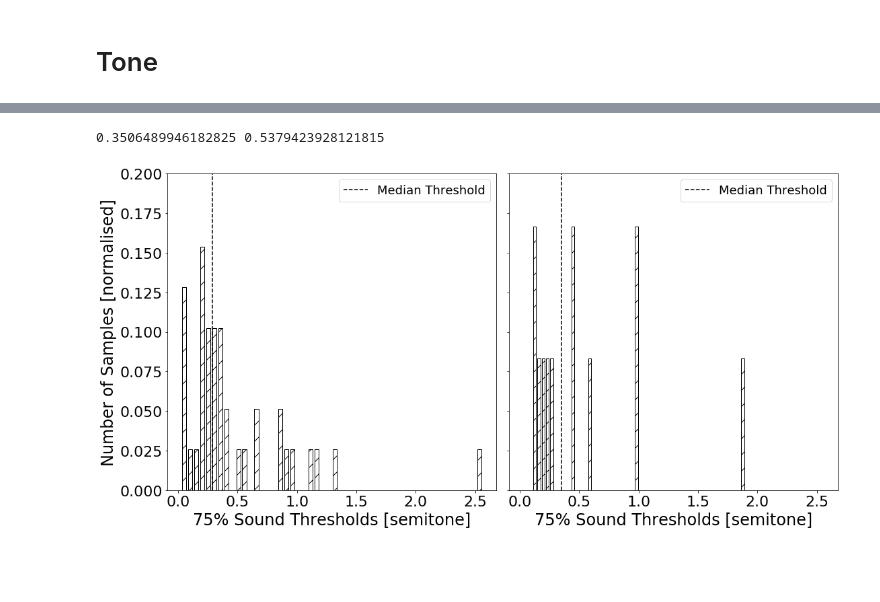
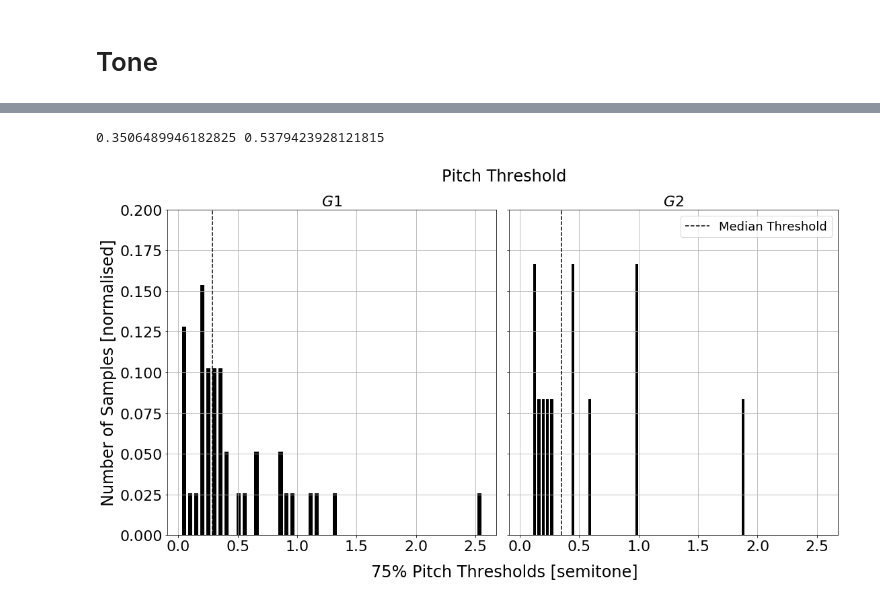
Before and after one commit to yassiezar/tba_audio_interface_paper, a Jupyter notebook: data_proc/characterisation.ipynb, the cells around one changed output, grey strips where cells are left out. Drawn from its saved outputs; the diff is of its cells as text; code cells hidden in the pictures; blank space fills up the shorter version.

```diff
--- a/data_proc/characterisation.ipynb
+++ b/data_proc/characterisation.ipynb
@@ -271,14 +281,16 @@ hist, bins = np.histogram(thresholds, bins=50)
 width = 0.7 * (bins[1] - bins[0])
 centre = (bins[:-1] + bins[1:]) / 2
 
-ax[0].bar(centre, [i / sum(hist) for i in hist], align='center', width=width, fill=False, hatch='/')
+ax[0].bar(centre, [i / sum(hist) for i in hist], align='center', width=width, color='k')
 ax[0].plot([med, med], [0, 0.3], 'k--', label='Median Threshold')
-ax[0].legend(fontsize=18)
-ax[0].set_xlabel('75% Sound Thresholds [semitone]', fontsize=24)
+#ax[0].legend(fontsize=18)
+#ax[0].set_xlabel('75% Sound Thresholds [semitone]', fontsize=24)
 ax[0].set_ylabel('Number of Samples [normalised]', fontsize=24)
 ax[0].tick_params(axis='both', which='major', labelsize=22)
 #plt.xlim([0, 2.6])
 ax[0].set_ylim([0, 0.3])
+ax[0].grid()
+ax[0].set_title(r'$G1$', fontsize=22)
 
 # Generate cdf
 correct = {}
@@ -308,33 +320,38 @@ for code in correct.keys():
         centre = (bins[:-1] + bins[1:]) / 2
         #print(np.cumsum(hist/np.sum(hist)))
         mu, sigma = sp.optimize.curve_fit(sp.stats.foldnorm.cdf, centre, np.cumsum(hist/np.sum(hist)), p0=[1, -1])[0]
         p25 = sp.stats.foldnorm.ppf(0.25, mu, sigma)
         #print(mu, sigma, p25)
         thresholds.append(np.abs(p25))
 
         width = 0.7 * (bins[1] - bins[0])
 
 mu, sigma, med = np.average(thresholds), np.std(thresholds), np.median(thresholds)
 c95 = sp.stats.norm.interval(0.95, loc=mu, scale=sigma)
 print(med, mu)
 
 hist, bins = np.histogram(thresholds, bins=50)
 
 width = 0.7 * (bins[1] - bins[0])
 centre = (bins[:-1] + bins[1:]) / 2
 
-ax[1].bar(centre, [i / sum(hist) for i in hist], align='center', width=width, fill=False, hatch='/')
+ax[1].bar(centre, [i / sum(hist) for i in hist], align='center', width=width, color='k')
 ax[1].plot([med, med], [0, 0.3], 'k--', label='Median Threshold')
 ax[1].legend(fontsize=18)
-ax[1].set_xlabel('75% Sound Thresholds [semitone]', fontsize=24)
+#ax[1].set_xlabel('75% Sound Thresholds [semitone]', fontsize=24)
 #ax[1].set_ylabel('Number of Samples [normalised]', fontsize=24)
 ax[1].tick_params(axis='both', which='major', labelsize=22)
 #plt.xlim([0, 2.6])
 ax[1].set_ylim([0, 0.2])
+ax[1].grid()
+ax[1].set_title(r'$G2$', fontsize=22)
+
+f.text(0.55, -0.01, '75% Pitch Thresholds [semitone]', ha='center', fontsize=24)
+f.text(0.55, 1.01, 'Pitch Threshold', ha='center', fontsize=24)
 
 f.tight_layout()
 plt.tick_params(labelcolor='none', top=False, bottom=False, left=False, right=False, which='both')
 plt.show()
 # %% [output]
 0.3506489946182825 0.5379423928121815
-[figure, old version]
+[figure, new version]
```
Also changed, not shown: parts of 2 cells of this notebook, 16 other files.
